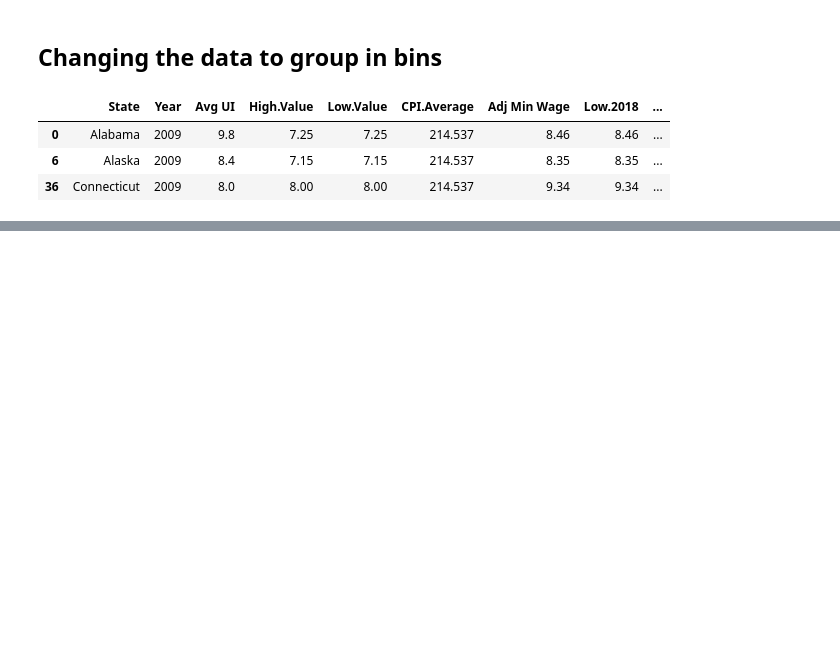
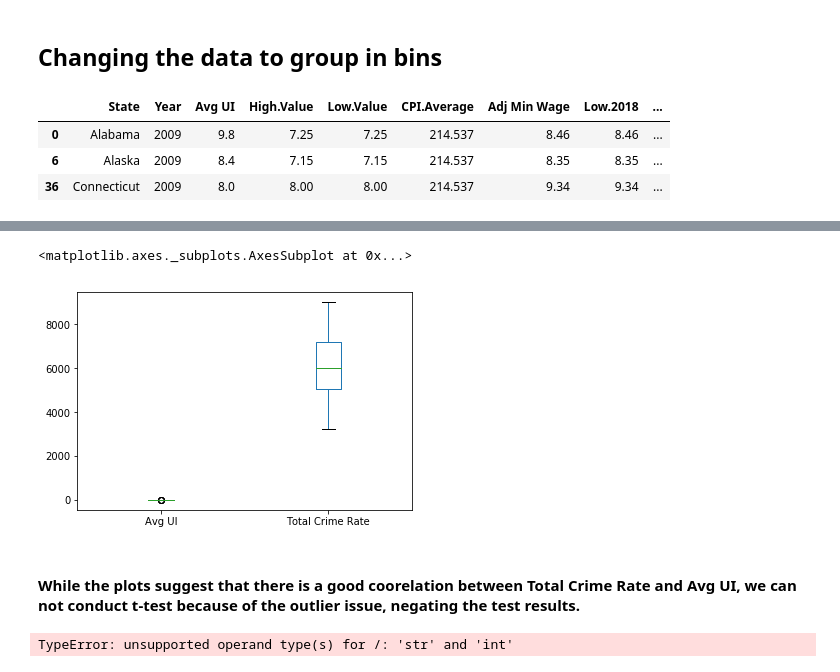
Before and after one commit to SnehaKellogg/Project1_Group5, a Jupyter notebook: Mappingcrossdata.ipynb, the cells around one changed output, grey strips where cells are left out. Drawn from its saved outputs; the diff is of its cells as text; code cells hidden in the pictures; blank space fills up the shorter version.

```diff
--- a/Mappingcrossdata.ipynb
+++ b/Mappingcrossdata.ipynb
@@ -195,3 +217,26 @@ plt.savefig("plots/Avg UI_binned_fit.png")
+# %%
+from scipy import stats
+
+check = binneddata[binneddata['Year']<2015]
+# check.sort_values('Avg UI')
+check[['Avg UI', 'Total Crime Rate']].plot(kind='box')
+# This saves the plot as a png file
+# plt.savefig('boxplot_outliers.png')
+# %% [output]
+<matplotlib.axes._subplots.AxesSubplot at 0x...>
+[figure, added]
+# %% [markdown]
+#### While the plots suggest that there is a good coorelation between Total Crime Rate and Avg UI, we can not conduct t-test because of the outlier issue, negating the test results.
+# %%
+sample1 = check.sample(frac = .2)
+sample2 = check.sample(frac = .2)
+import scipy.stats as stats
+
+stats.ttest_ind(a= sample1,
+                b= sample2,
+                equal_var=False)
+# %% [output]
+TypeError: unsupported operand type(s) for /: 'str' and 'int'
 # %%
 #Checking if there is a relation of Avg UI & Min Wage with Crime Rate states
 ax = sns.lmplot(x="Avg UI", y="Adj Min Wage",
```
Also changed, not shown: parts of 14 cells of this notebook, 13 other files.
